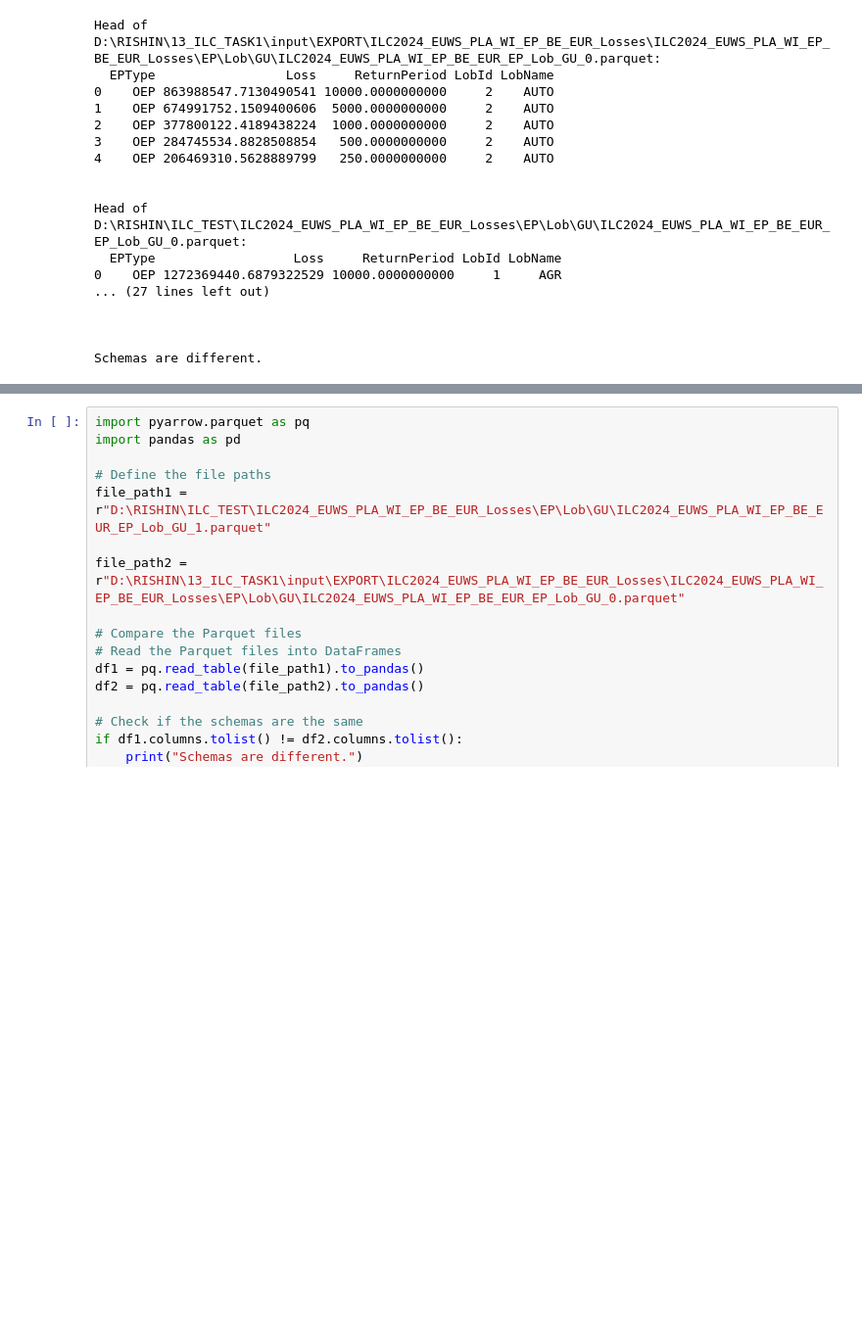
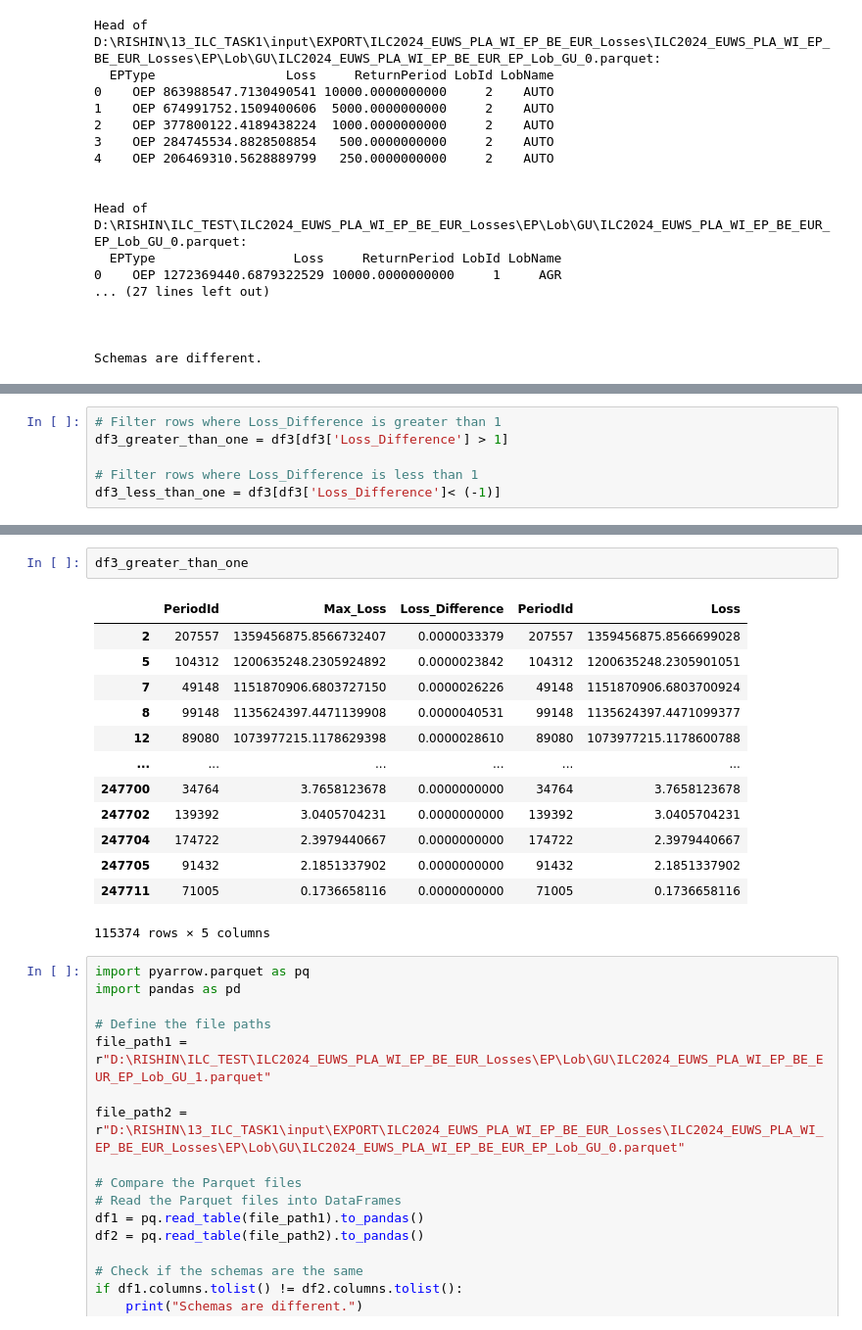
Before and after one commit to Rishinr1/13_ILC_TASKS, a Jupyter notebook: EPcheckdf.ipynb, the cells around one changed output, grey strips where cells are left out. Shown at 98% size. Cells and saved outputs as stored; diff of their text form; blank space fills up the shorter version.

```diff
--- a/EPcheckdf.ipynb
+++ b/EPcheckdf.ipynb
@@ -468,0 +592,6 @@ Concatenated DataFrame with Loss Difference:
+# %%
+# Filter rows where Loss_Difference is greater than 1
+df3_greater_than_one = df3[df3['Loss_Difference'] > 1]
+
+# Filter rows where Loss_Difference is less than 1
+df3_less_than_one = df3[df3['Loss_Difference']< (-1)]
@@ -469,3 +602,19 @@ Concatenated DataFrame with Loss Difference:
+# %%
+df3_greater_than_one
+# %% [output]
+|  | PeriodId | Max_Loss | Loss_Difference | PeriodId | Loss |
+| 2 | 207557 | 1359456875.8566732407 | 0.0000033379 | 207557 | 1359456875.8566699028 |
+| 5 | 104312 | 1200635248.2305924892 | 0.0000023842 | 104312 | 1200635248.2305901051 |
+| 7 | 49148 | 1151870906.6803727150 | 0.0000026226 | 49148 | 1151870906.6803700924 |
+| 8 | 99148 | 1135624397.4471139908 | 0.0000040531 | 99148 | 1135624397.4471099377 |
+| 12 | 89080 | 1073977215.1178629398 | 0.0000028610 | 89080 | 1073977215.1178600788 |
+| ... | ... | ... | ... | ... | ... |
+| 247700 | 34764 | 3.7658123678 | 0.0000000000 | 34764 | 3.7658123678 |
+| 247702 | 139392 | 3.0405704231 | 0.0000000000 | 139392 | 3.0405704231 |
+| 247704 | 174722 | 2.3979440667 | 0.0000000000 | 174722 | 2.3979440667 |
+| 247705 | 91432 | 2.1851337902 | 0.0000000000 | 91432 | 2.1851337902 |
+| 247711 | 71005 | 0.1736658116 | 0.0000000000 | 71005 | 0.1736658116 |
+115374 rows × 5 columns
 # %%
 import pyarrow.parquet as pq
 import pandas as pd
```
Also changed, not shown: parts of 25 cells of this notebook, 4 other files.
